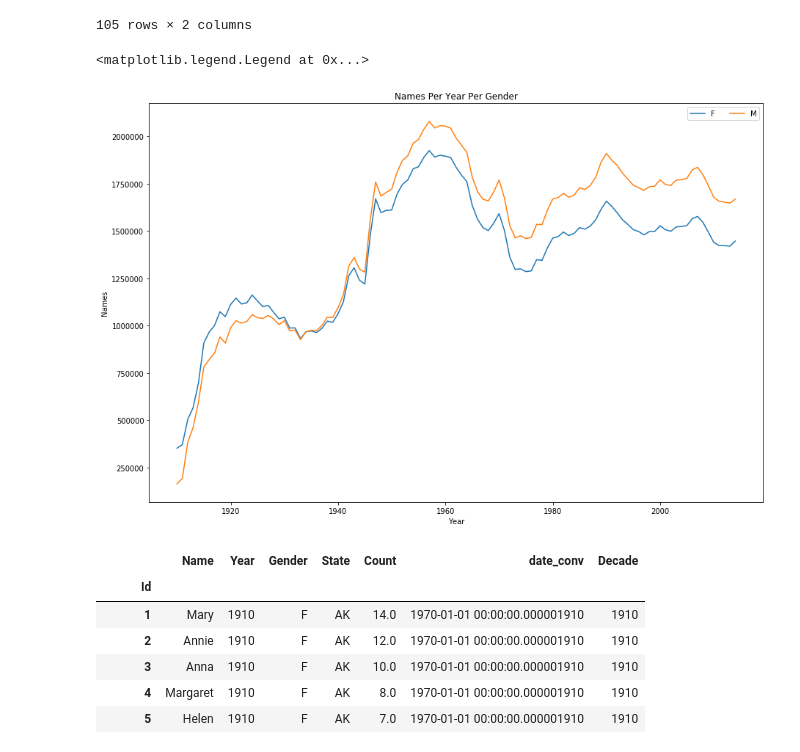
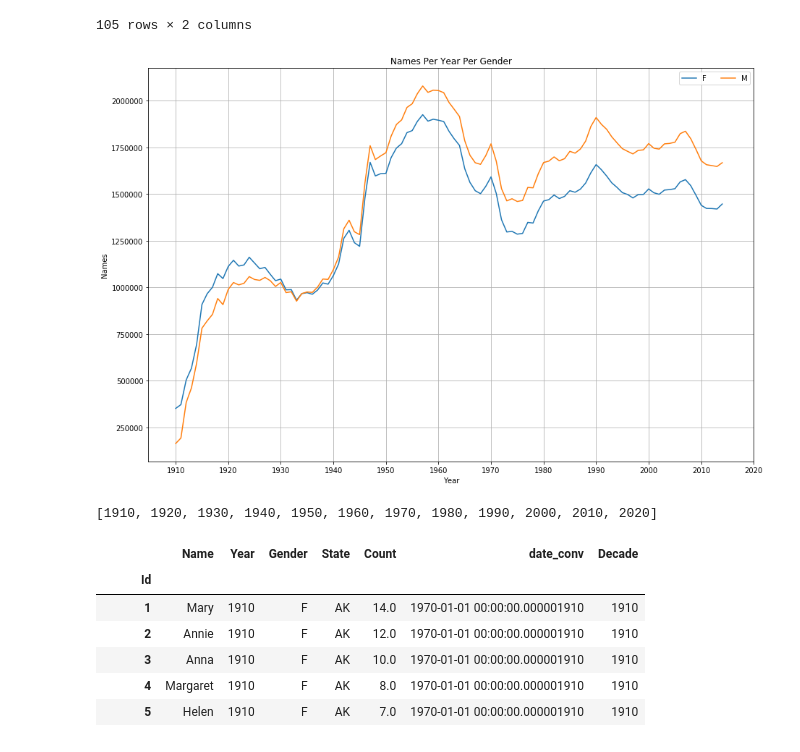
Before and after one commit to kekelee0714/BootcampProject, a Jupyter notebook: Matt/kaggleDataMatt.ipynb, the cells around one changed output. Drawn from its saved outputs; the diff is of its cells as text; code cells hidden in the pictures.

```diff
--- a/Matt/kaggleDataMatt.ipynb
+++ b/Matt/kaggleDataMatt.ipynb
@@ -114,12 +114,20 @@ GenderNameGBDFX
 # %%
 multi_plot = GenderNameGBDFX.plot(kind="line", figsize=(15, 10))
 multi_plot.set_title("Names Per Year Per Gender")
 multi_plot.set_xlabel('Year')
 multi_plot.set_ylabel('Names')
 multi_plot.legend(ncol=2)
+years = list(range(1910, 2021, 10))
+plt.xticks(years)
+plt.grid()
+plt.savefig(f'../Output/Names Per Gender.png')
 # %% [output]
-<matplotlib.legend.Legend at 0x...>
-[figure, old version]
+[figure, new version]
+# %%
+years = list(range(1910, 2021, 10))
+years
+# %% [output]
+[1910, 1920, 1930, 1940, 1950, 1960, 1970, 1980, 1990, 2000, 2010, 2020]
 # %%
 baby_name_new
 # %% [output]
```
Also changed, not shown: parts of 1 cell of this notebook, 3 other files.
